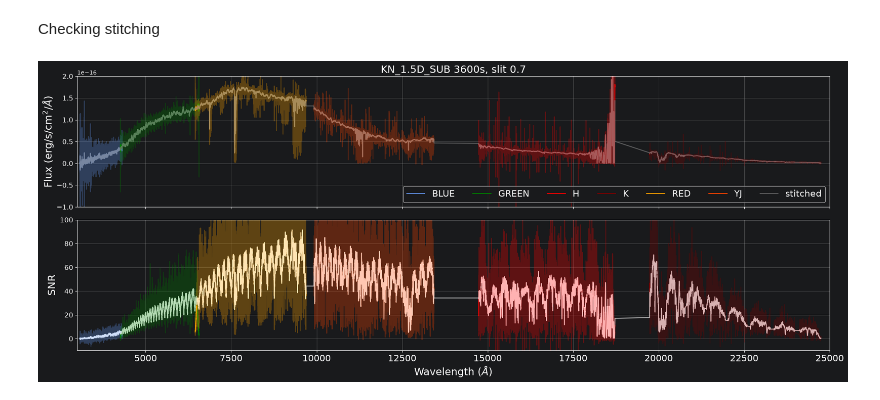
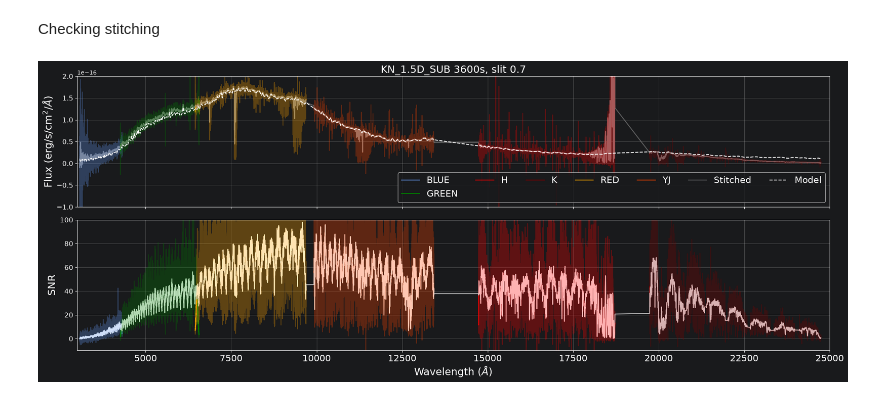
Before and after one commit to CaltechOpticalObservatories/zs-scopesim, a Jupyter notebook: notebooks/01_Kilonovae.ipynb, the cells around one changed output. Drawn from its saved outputs; the diff is of its cells as text; code cells hidden in the pictures.

```diff
--- a/notebooks/01_Kilonovae.ipynb
+++ b/notebooks/01_Kilonovae.ipynb
@@ -346,8 +346,6 @@ sky_hduls, _ = update_params_and_observe(object_name=f"sky", imagetype="SKY", so
 # 2 frames x 1800s = 3600s = 1hr
 for phase, source in KNs.items():
     # with full sky background
-    if phase<10:
-        continue
     objname = f"KN_{phase}d"
     hduls, _ = update_params_and_observe(object_name=objname, imagetype="SCIENCE", source=source,
                                             exptimes=1800, ndit=2, output_dir=output_dir, **args)
@@ -500,32 +511,34 @@ stitched = sorted((output_dir / f"reduced").glob(f'*{obj.upper()}_*stitched.txt'
 
 fig, ax = plt.subplots(2,1, figsize=(20,8), tight_layout=True, sharex=True)
 ax[0].grid(True)
 ax[1].grid(True)
 ax[0].tick_params(axis='y', labelsize=12)
 ax[1].tick_params(axis='y', labelsize=12)
 ax[1].tick_params(axis='x', labelsize=16)
 ax[0].set_ylabel('Flux (erg/s/cm$^2/\AA$)', fontsize=18)
 ax[1].set_ylabel('SNR', fontsize=18)
 ax[1].set_xlabel('Wavelength ($\AA$)', fontsize=18)
 ax[0].set_title(f"{obj.upper()} 3600s, slit {vis_slit}", fontsize=18)
 
 colors = {'BLUE': 'cornflowerblue', 'GREEN': 'green', 'RED': 'orange', 'YJ': 'orangered', 'H': 'red', 'K': 'maroon'}
 for fl in specfiles:
     chan = str(fl).split('/')[-1].split('_')[-2].upper()
     tbl = Table.read(str(fl), format='ascii', delimiter='\t')
     snr = tbl['flux']/tbl['eflux']
     ax[0].plot(tbl['wavelength'], tbl['flux'], color=colors[chan], alpha=0.3)
     ax[0].plot(tbl['wavelength'], median_filter(tbl['flux'], 51), label=chan, color=colors[chan])
     ax[1].plot(tbl['wavelength'], snr, alpha=0.3, color=colors[chan])
     ax[1].plot(tbl['wavelength'], median_filter(snr, 51), color=colors[chan])
 stbl = Table.read(str(stitched), format='ascii', delimiter='\t')
-ax[0].plot(stbl['wavelength'], median_filter(stbl['flux'], 51), color='gray', alpha=0.7, label='stitched')
+ax[0].plot(stbl['wavelength'], median_filter(stbl['flux'], 51), color='gray', alpha=0.7, label='Stitched')
 ax[1].plot(stbl['wavelength'], median_filter(stbl['flux']/stbl['eflux'], 51), color='white', alpha=0.7)
+model = convert_flux(stbl['wavelength'], KNs[1.5].spectra[1](stbl['wavelength']), "FLAM")
+ax[0].plot(stbl['wavelength'], model.value, color='white', label='Model', ls='--')
 
 ax[0].set_xlim(3000, 25000)
 ax[0].set_ylim(-0.1e-15, 0.2e-15)
 ax[1].set_ylim(-10, 100)
 ax[0].legend(ncol=7, fontsize=16)
 plt.show()
 # %% [output]
-[figure, old version]
+[figure, new version]
```
Also changed, not shown: parts of 6 cells of this notebook, 1 other file.
